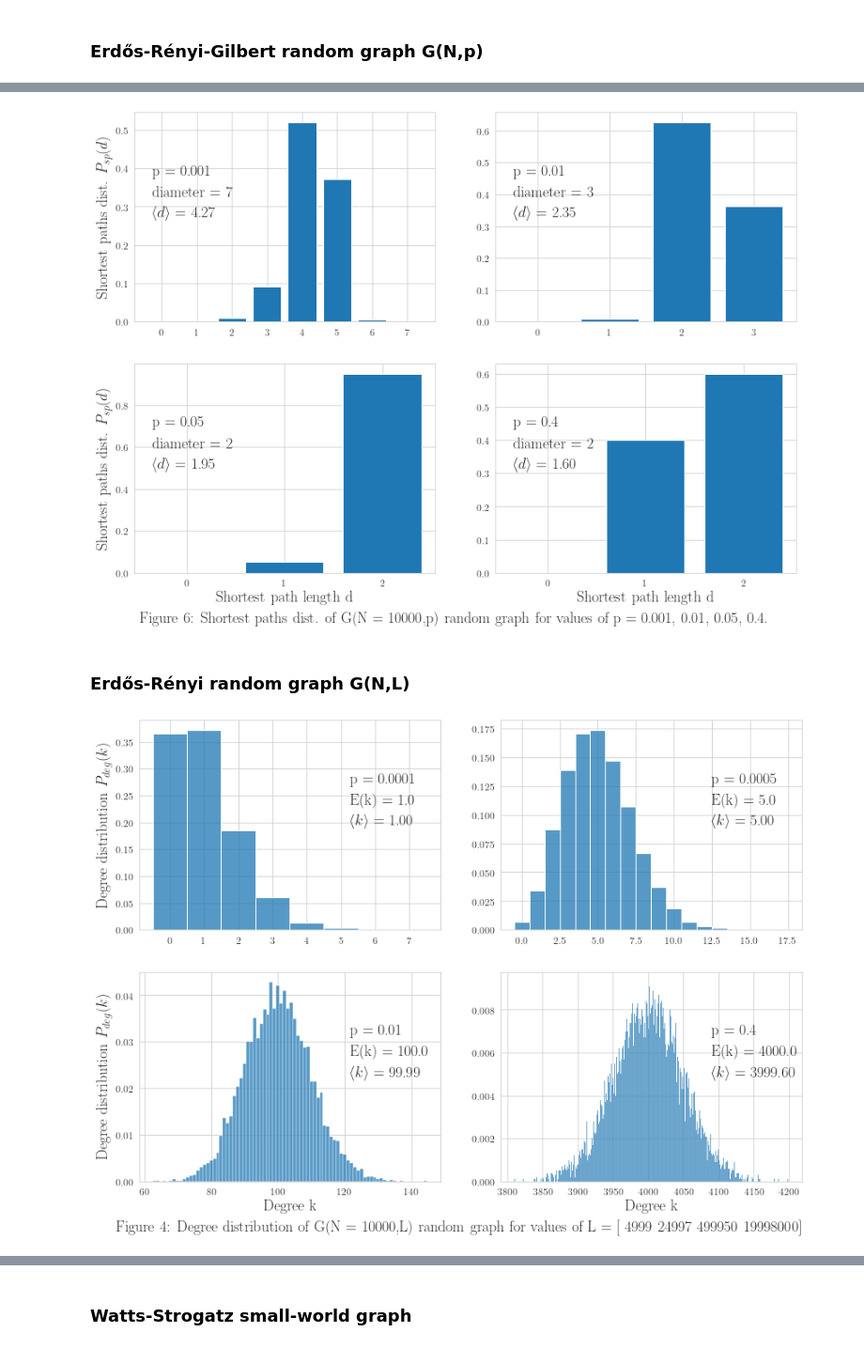
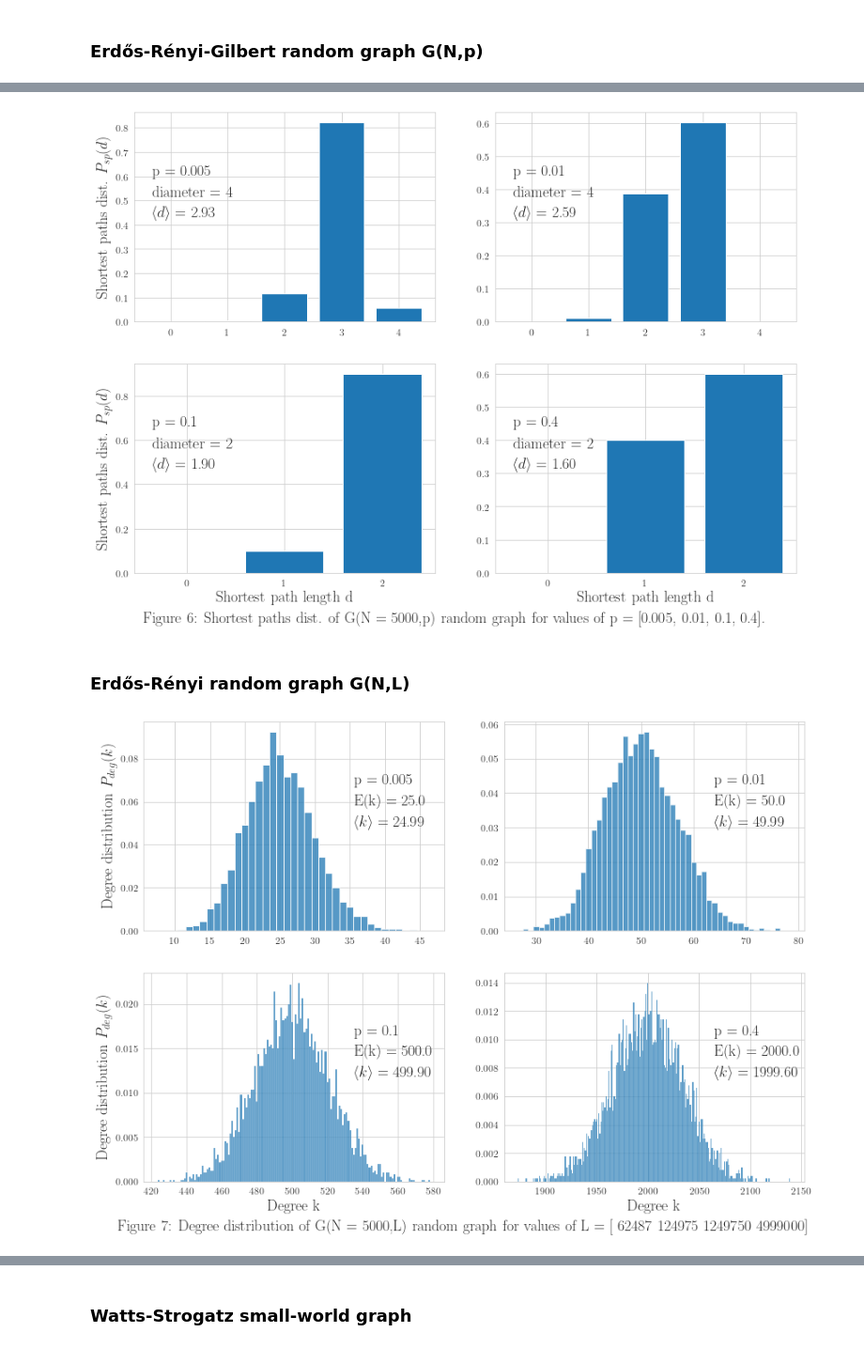
Before and after one commit to JakubPawlowskii/complex_systems, a Jupyter notebook: list2/networks.ipynb, the cells around one changed output, grey strips where cells are left out. Shown at 94% size. Drawn from its saved outputs; the diff is of its cells as text; code cells hidden in the pictures.

Commit message:
Plots for my own implementations of networks

```diff
--- a/list2/networks.ipynb
+++ b/list2/networks.ipynb
@@ -142,8 +142,8 @@ Visual representation of Facebook social circles graph. Nodes' color correspond
 ### Erdős-Rényi-Gilbert random graph G(N,p)
 # %%
 
-N = 10000
-p = [0.0001,0.0005,0.01,0.4]
+N = 5000
+p = [0.005,0.01,0.1,0.4]
 
 latex_plot(fontsize=18)
 fig, axs = plt.subplots(2, 2, figsize=(14, 10))
@@ -164,6 +164,6 @@ for i, ax in enumerate(axes):
     ax.text(0.7,0.7, "p = {}".format(p[i]), transform=ax.transAxes)
     ax.text(0.7,0.6, "E(k) = {}".format(expected_avg_degree), transform=ax.transAxes)
     ax.text(0.7,0.5, r"$\langle k \rangle$ = {:.2f}".format(true_avg_degree), transform=ax.transAxes)
-plt.text(0.5, 0.05, 'Figure 4: Degree distribution of G(N = 10000,p) random graph for values of p = 0.0001, 0.0005, 0.01, 0.1.', ha='center', va='center', transform=fig.transFigure)
+plt.text(0.5, 0.05, 'Figure 4: Degree distribution of G(N = 5000,p) random graph for values of p = {}.'.format(p), ha='center', va='center', transform=fig.transFigure)
 plt.show()
 # %% [output]
@@ -171,7 +171,7 @@ plt.show()
 # %%
 
-N = 10000
-p = [0.001,0.003,0.01,0.4]
+N = 5000
+p = [0.005,0.01,0.1,0.4]
 
 latex_plot(fontsize=18)
 fig, axs = plt.subplots(2, 2, figsize=(14, 10))
@@ -195,6 +195,6 @@ for i, ax in enumerate(axes):
     ax.text(0.7,0.7, "p = {}".format(p[i]), transform=ax.transAxes)
     ax.text(0.7,0.6, "E(c) = {}".format(expected_avg_cc), transform=ax.transAxes)
     ax.text(0.7,0.5, r"$\langle c \rangle$ = {:.5f}".format(true_avg_cc), transform=ax.transAxes)
-plt.text(0.5, 0.05, 'Figure 5: Clustering coefficient dist. of G(N = 10000,p) random graph for values of p = 0.001, 0.003, 0.01, 0.4.', ha='center', va='center', transform=fig.transFigure)
+plt.text(0.5, 0.05, 'Figure 5: Clustering coefficient dist. of G(N = 5000,p) random graph for values of p = {}.'.format(p), ha='center', va='center', transform=fig.transFigure)
 plt.show()
 # %% [output]
@@ -207,7 +207,7 @@ p threshold for connectedness for G(N,p) = log(N)/N = 0.0009210340371976184
 # %%
 
-N = 10000
-p = [0.001,0.01, 0.05, 0.4]
+N = 5000
+p = [0.005,0.01,0.1,0.4]
 
 latex_plot(fontsize=18)
 fig, axs = plt.subplots(2, 2, figsize=(14, 10))
@@ -237,41 +237,41 @@ for i, ax in enumerate(axes):
     ax.text(0.06,0.7, "p = {}".format(p[i]), transform=ax.transAxes)
     ax.text(0.06,0.6, "diameter = {}".format(diameter), transform=ax.transAxes)
     ax.text(0.06,0.5, r"$\langle d \rangle$ = {:.2f}".format(true_avg_sp), transform=ax.transAxes)
-plt.text(0.5, 0.05, 'Figure 6: Shortest paths dist. of G(N = 10000,p) random graph for values of p = 0.001, 0.01, 0.05, 0.4.', ha='center', va='center', transform=fig.transFigure)
+plt.text(0.5, 0.05, 'Figure 6: Shortest paths dist. of G(N = 5000,p) random graph for values of p = {}.'.format(p), ha='center', va='center', transform=fig.transFigure)
 plt.show()
 # %% [output]
-[figure, old version]
+[figure, new version]
 # %% [markdown]
 ### Erdős-Rényi random graph G(N,L)
 # %%
 
-N = 10000
-p = [0.0001,0.0005,0.01,0.4]
+N = 5000
+p = [0.005,0.01,0.1,0.4]
 L = N*(N-1)/2 * np.array(p)
 L = L.astype(int)
 
 latex_plot(fontsize=18)
 fig, axs = plt.subplots(2, 2, figsize=(14, 10))
 axes = [axs[0][0], axs[0][1], axs[1][0], axs[1][1]]
 
 for i, ax in enumerate(axes):
     G = nx.dense_gnm_random_graph(N, L[i])
     degrees = np.array(list(dict(G.degree()).values()))
     expected_avg_degree = p[i]*N
     true_avg_degree = np.mean(degrees)
     sb.histplot(degrees, ax=ax, stat='probability', discrete=True)
     if i in [0,2]:
         ax.set_ylabel('Degree distribution $P_{deg}(k)$')
     else:
         ax.set_ylabel('')
     if i in [2,3]:
         ax.set_xlabel('Degree k')
     ax.text(0.7,0.7, "p = {}".format(p[i]), transform=ax.transAxes)
     ax.text(0.7,0.6, "E(k) = {}".format(expected_avg_degree), transform=ax.transAxes)
     ax.text(0.7,0.5, r"$\langle k \rangle$ = {:.2f}".format(true_avg_degree), transform=ax.transAxes)
-plt.text(0.5, 0.05, 'Figure 7: Degree distribution of G(N = 10000,L) random graph for values of L = {}'.format(L), ha='center', va='center', transform=fig.transFigure)
+plt.text(0.5, 0.05, 'Figure 7: Degree distribution of G(N = 5000,L) random graph for values of L = {}'.format(L), ha='center', va='center', transform=fig.transFigure)
 plt.show()
 # %% [output]
-[figure, old version]
+[figure, new version]
 # %%
 
```
Also changed, not shown: parts of 18 cells of this notebook, 34 other files.
